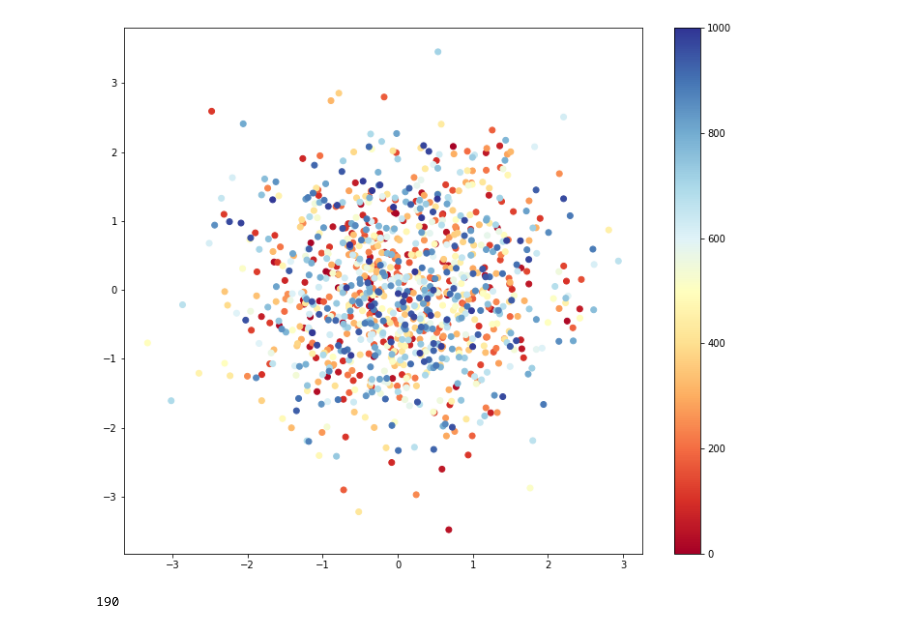
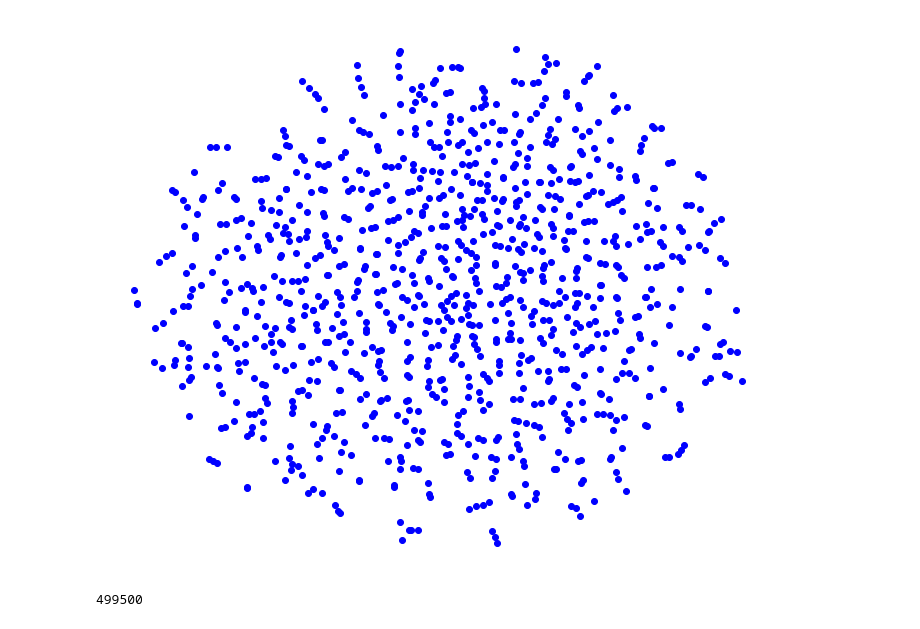
Before and after one commit to maxvstheuniverse/thesis-explorations, a Jupyter notebook: src/_experiments/lstm_vae.ipynb, the cells around one changed output. Saved outputs shown, nothing was run; the diff lists cells and outputs as text; code cells hidden in the pictures.

```diff
--- a/src/_experiments/lstm_vae.ipynb
+++ b/src/_experiments/lstm_vae.ipynb
@@ -54,14 +51,14 @@ characters = [' '] + [str(i) for i in range(24, 36)]
 encode, decode = create_ctable(characters)
 
 timesteps = 10
-hidden_dims = [100, 30]
-latent_dim = 2
+hidden_dim = 128
+latent_dim = 32
 
 data, data_reverse = generate_data(50000, timesteps)
 x = vectorize(data, encode)
 x_reverse = vectorize(data_reverse, encode)
 # %%
-vae = RecurrentVariationalAutoEncoder(timesteps, len(characters), hidden_dims, latent_dim)
+vae = RecurrentVariationalAutoEncoder(timesteps, len(characters), hidden_dim, latent_dim)
 
 optimizer = tf.keras.optimizers.Adam(learning_rate=1e-3)
 vae.compile(optimizer, loss='categorical_crossentropy')
@@ -100,21 +85,19 @@ latent_representation = vae.encode(x_reverse[:1000])
 # %%
-mean, logvar, z = latent_representation
+mean, logvar, z = vae.encode(x_reverse[:1000])
 # %%
-embedded_z = manifold.TSNE(n_components=2).fit_transform(z)
+embedded_z = manifold.TSNE(n_components=2).fit_transform(mean)
 # %%
-colors = np.linspace(0, 1000, num=len(z))
-
 fig, ax = plt.subplots(1,1, figsize=(12, 10))
-sc = ax.scatter(z[:, 0], z[:, 1], c=colors, cmap='RdYlBu')
-plt.colorbar(sc)
+ax.scatter(embedded_z[:, 0], embedded_z[:, 1], c="b")
+ax.axis("off")
 plt.show()
 # %% [output]
-[figure, old version]
+[figure, new version]
 # %%
 distances = {}
 
-for i, x1 in enumerate(z[:20]):
-    for j, x2 in enumerate(z[:20]):
+for i, x1 in enumerate(mean):
+    for j, x2 in enumerate(mean):
         if i == j:
             continue
 
@@ -123,13 +106,13 @@ for i, x1 in enumerate(z[:20]):
         if key in distances:
             continue
         else:
-            dist = np.linalg.norm(x2-x1)
+            dist = np.linalg.norm(x1 - x2)
 
             # if dist < 1:
             distances[key] = dist
 
 print(len(distances))
 # %% [output]
-190
+499500
 # %%
 sorted_dists = sorted([(distances[k], k) for i, k in enumerate(distances)], key=lambda x: x[0])
```
Also changed, not shown: parts of 6 cells of this notebook, 1 other file.
